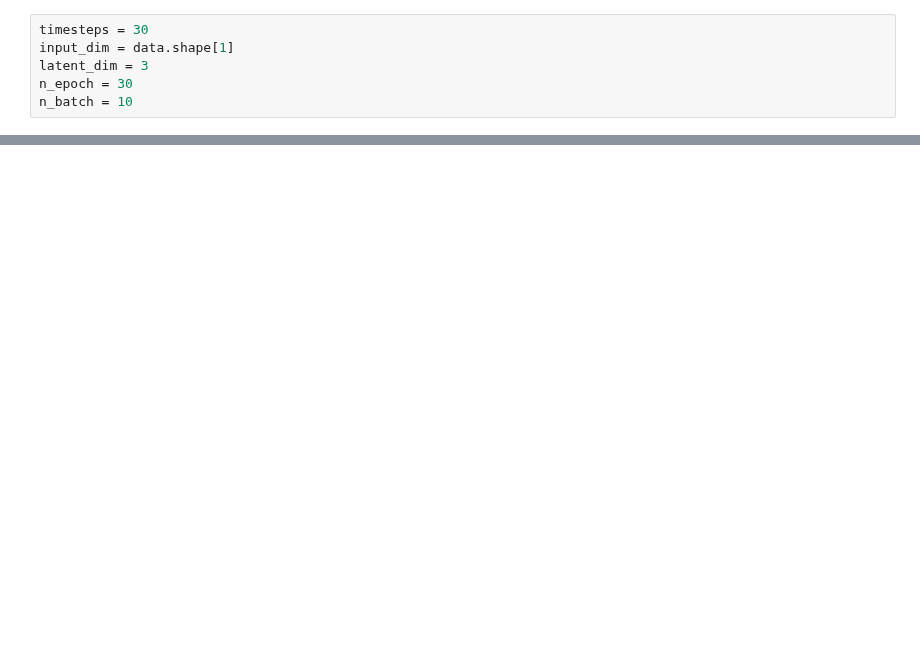
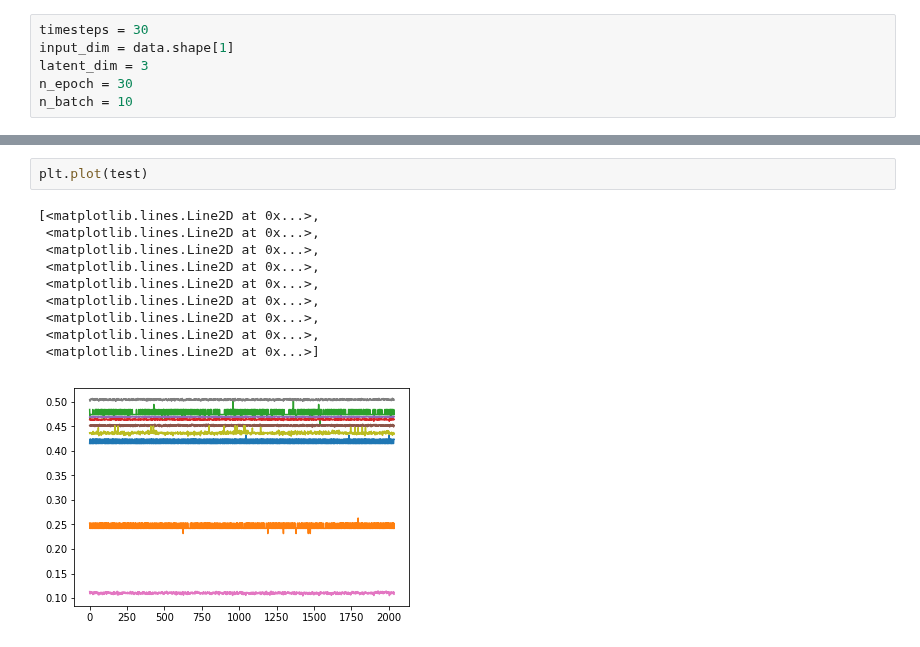
Before and after one commit to binli826/LSTM-Autoencoders, a Jupyter notebook: LSTM-Autoencoder.ipynb, the cells around one changed output, grey strips where cells are left out. Cells and saved outputs as stored; diff of their text form; blank space fills up the shorter version.

```diff
--- a/LSTM-Autoencoder.ipynb
+++ b/LSTM-Autoencoder.ipynb
@@ -75,0 +113,13 @@ data.iloc[14000:20000,6:].plot()
+# %%
+plt.plot(test)
+# %% [output]
+[<matplotlib.lines.Line2D at 0x...>,
+ <matplotlib.lines.Line2D at 0x...>,
+ <matplotlib.lines.Line2D at 0x...>,
+ <matplotlib.lines.Line2D at 0x...>,
+ <matplotlib.lines.Line2D at 0x...>,
+ <matplotlib.lines.Line2D at 0x...>,
+ <matplotlib.lines.Line2D at 0x...>,
+ <matplotlib.lines.Line2D at 0x...>,
+ <matplotlib.lines.Line2D at 0x...>]
+[figure, added]
```
Also changed, not shown: parts of 10 cells of this notebook, 1 other file.
